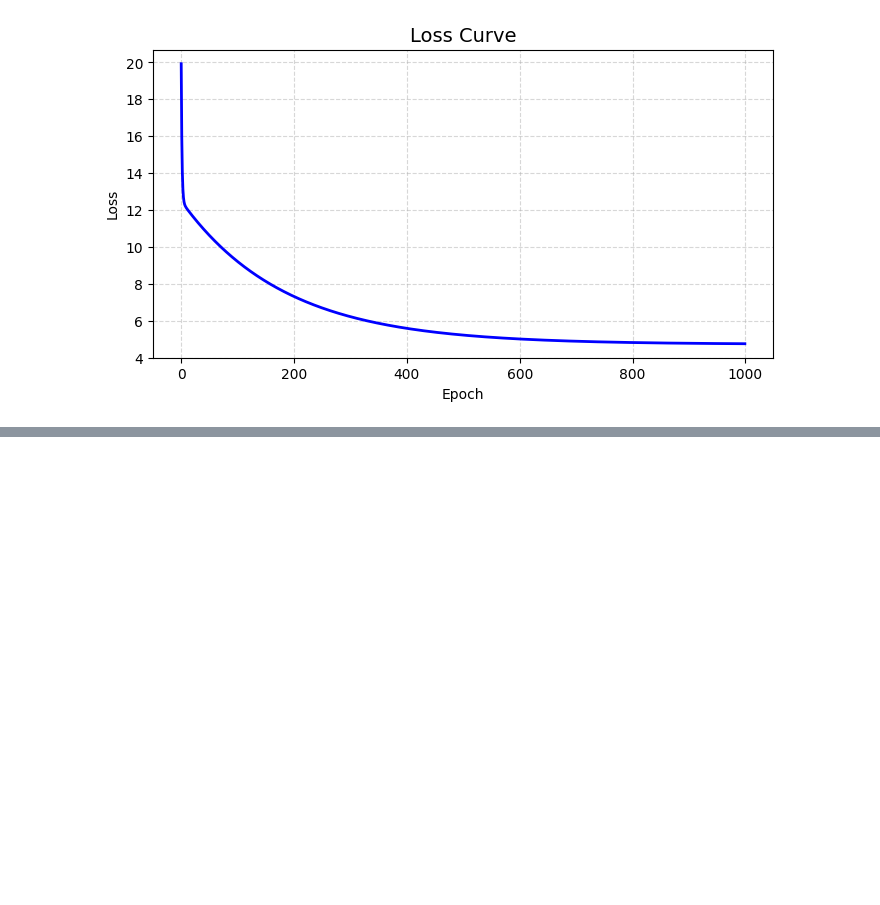
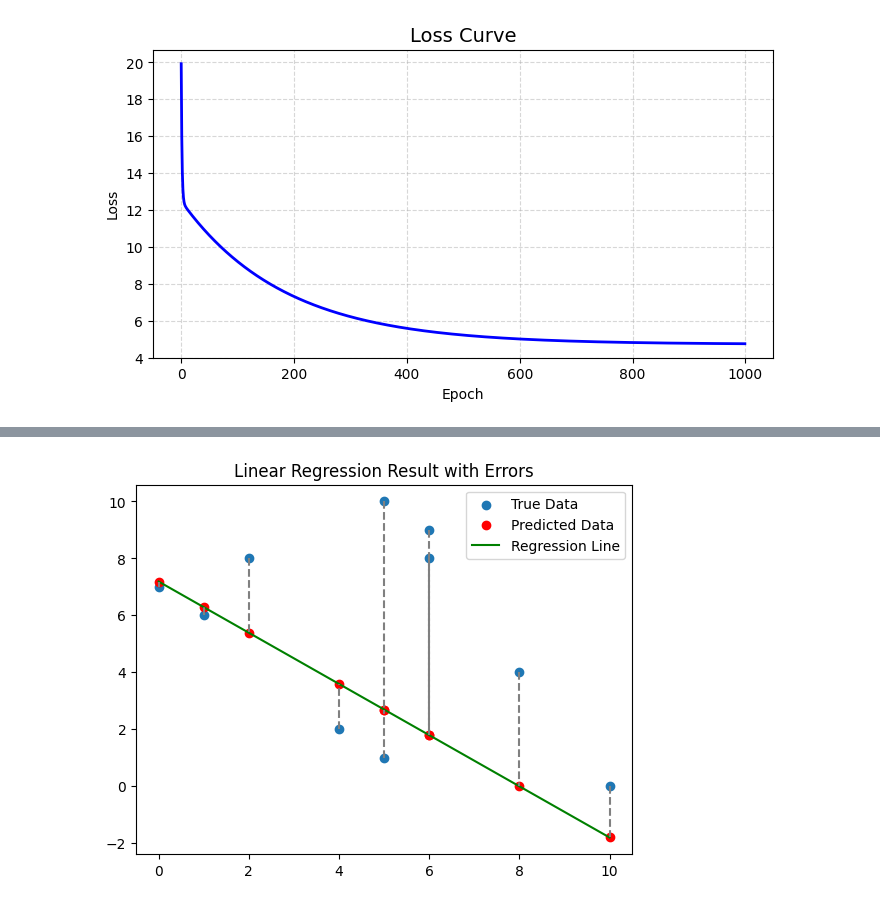
Before and after one commit to Paulyang80/DeepLearningLab, a Jupyter notebook: notebooks/01-linear-regression.ipynb, the cells around one changed output, grey strips where cells are left out. Drawn from its saved outputs; the diff is of its cells as text; code cells hidden in the pictures; blank space fills up the shorter version.

```diff
--- a/notebooks/01-linear-regression.ipynb
+++ b/notebooks/01-linear-regression.ipynb
@@ -335,0 +389,28 @@ plt.show()
+# %%
+# Stochastic Gradient Descent
+# input should be a number
+def stochastic_gradient(input, output, target):
+    gradient_w = 0
+    gradient_b = 0
+    error = output - target
+    gradient_w += error * input
+    gradient_b += error
+    return gradient_w, gradient_b
+
+def train_linear_regression(x, y, epochs, learning_rate):
+    weight = random.random()
+    bias = random.random()
+    loss_history = []
+    for epoch in range(epochs):
+        random_index = random.randint(0, len(x) - 1)
+        output = linear_regression(x[random_index], weight, bias)
+        loss = MSE([output], [y[random_index]])
+        loss_history.append(loss)
+        gradient_w, gradient_b = stochastic_gradient(x[random_index], output, y[random_index])
+        weight = update_parameter(weight, gradient_w, learning_rate)
+        bias = update_parameter(bias, gradient_b, learning_rate)
+        if (epoch + 1) % 100 == 0:
+            print(  f"Epoch {epoch+1}/{epochs}, Loss: {loss}, Weight: {weight}, Bias: {bias}" )
+    return weight, bias, loss_history
+
+weight, bias, loss_history = train_linear_regression(x, y, epochs=1000, learning_rate=0.01)
@@ -335,0 +428,18 @@ plt.show()
+# %%
+import matplotlib.pyplot as plt
+
+fig, ax = plt.subplots()
+y_pred = [linear_regression(xi, weight, bias) for xi in x]
+ax.scatter(x, y, label='True Data')
+ax.scatter(x, y_pred, color='red', label='Predicted Data')
+x_sorted = sorted(x)
+y_pred_sorted = [linear_regression(xi, weight, bias) for xi in x_sorted]
+ax.plot(x_sorted, y_pred_sorted, color='green', label='Regression Line')
+# plt.plot([x_sorted, x_sorted], [y_pred_sorted, y], color='gray', linestyle='--', label='Errors')
+for xi, yi_true, yi_pred in zip(x, y, y_pred):
+    ax.plot([xi, xi], [yi_true, yi_pred], color='gray', linestyle='--')
+ax.set_title("Linear Regression Result with Errors")
+ax.legend()
+plt.show()
+# %% [output]
+[figure, added]
```
Also changed, not shown: parts of 20 cells of this notebook.
